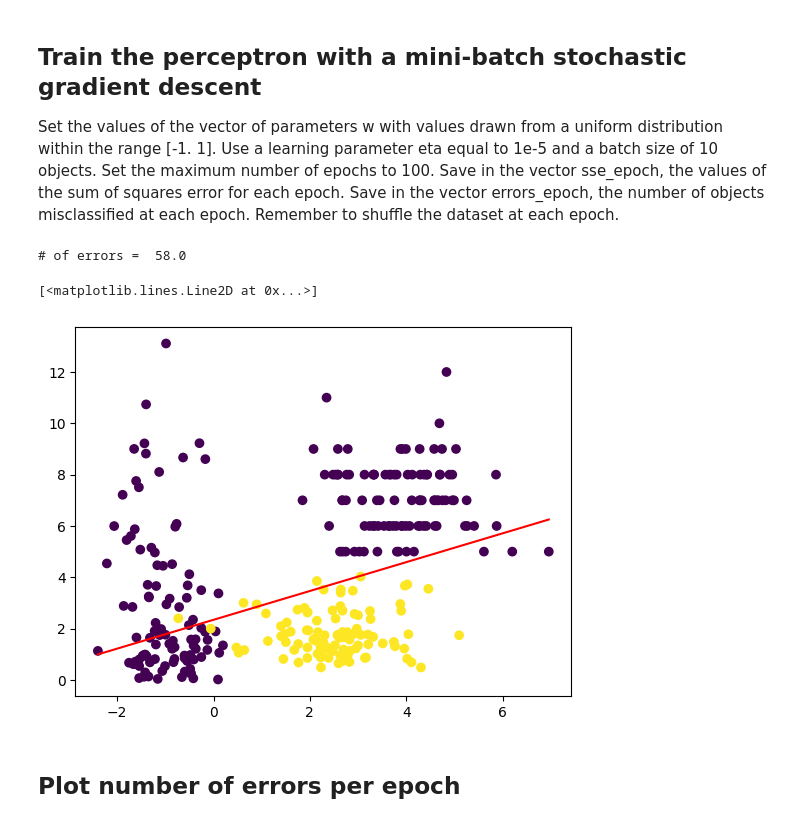
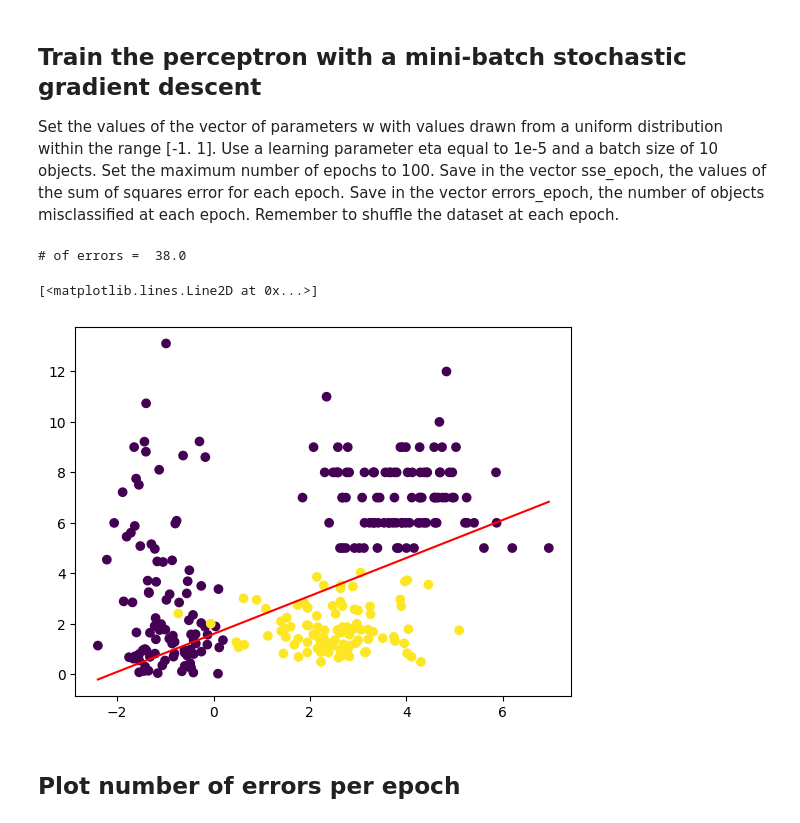
Before and after one commit to imAlessas/machine-learning, a Jupyter notebook: exercises/classification-perceptron.ipynb, the cells around one changed output. Cells and saved outputs as stored; diff of their text form; code cells hidden in the pictures.

```diff
--- a/exercises/classification-perceptron.ipynb
+++ b/exercises/classification-perceptron.ipynb
@@ -118,7 +118,7 @@ eta = 1e-5
 batch_size = 10
 
 # set max epochs
-max_epochs = 300
+max_epochs = 1000
 
 # track total error per epoch
 sse_epoch = np.zeros(max_epochs + 1)
@@ -134,35 +134,35 @@ for epochs in range(max_epochs):
     # take the sign because it is a perceptron
     errors_epoch[epochs] = sum(np.sign(np.dot(X, w)) == -1)
 
     # generate random permutation
     rand_perm = np.random.permutation(range(y_class.shape[0]))
     X = X[rand_perm, :]
     y_class = y_class[rand_perm]
 
     # mini-batch learning
     for j in range(0, y_class.shape[0], batch_size):
 
         X_batch = X[j : (j + batch_size), :]
 
         y_batch = y_class[j : (j + batch_size)]
 
         errors = y_batch - np.dot(X_batch, w)
 
         # update rule
         w = w + eta * np.dot(np.transpose(X_batch), errors)
 
 sse_epoch[epochs + 1] = sse(X, y_class, w)
 errors_epoch[epochs + 1] = sum((y_class * np.sign(np.dot(X, w))) < 0)
 
 #print(eta)
 print("# of errors = ", errors_epoch[-1])
 plt.plot([np.min(X[:, 1]), np.max(X[:, 1])],
          [np.min(X[:, 1]) * (-w[1]/w[2]) - w[0]/w[2], np.max(X[:, 1]) * (-w[1]/w[2]) - w[0]/w[2]],
         c = "red")
 # %% [output]
-# of errors =  58.0
+# of errors =  38.0
 [<matplotlib.lines.Line2D at 0x...>]
-[figure, old version]
+[figure, new version]
 # %% [markdown]
 ## Plot number of errors per epoch
 # %%
```
Also changed, not shown: parts of 5 cells of this notebook.
